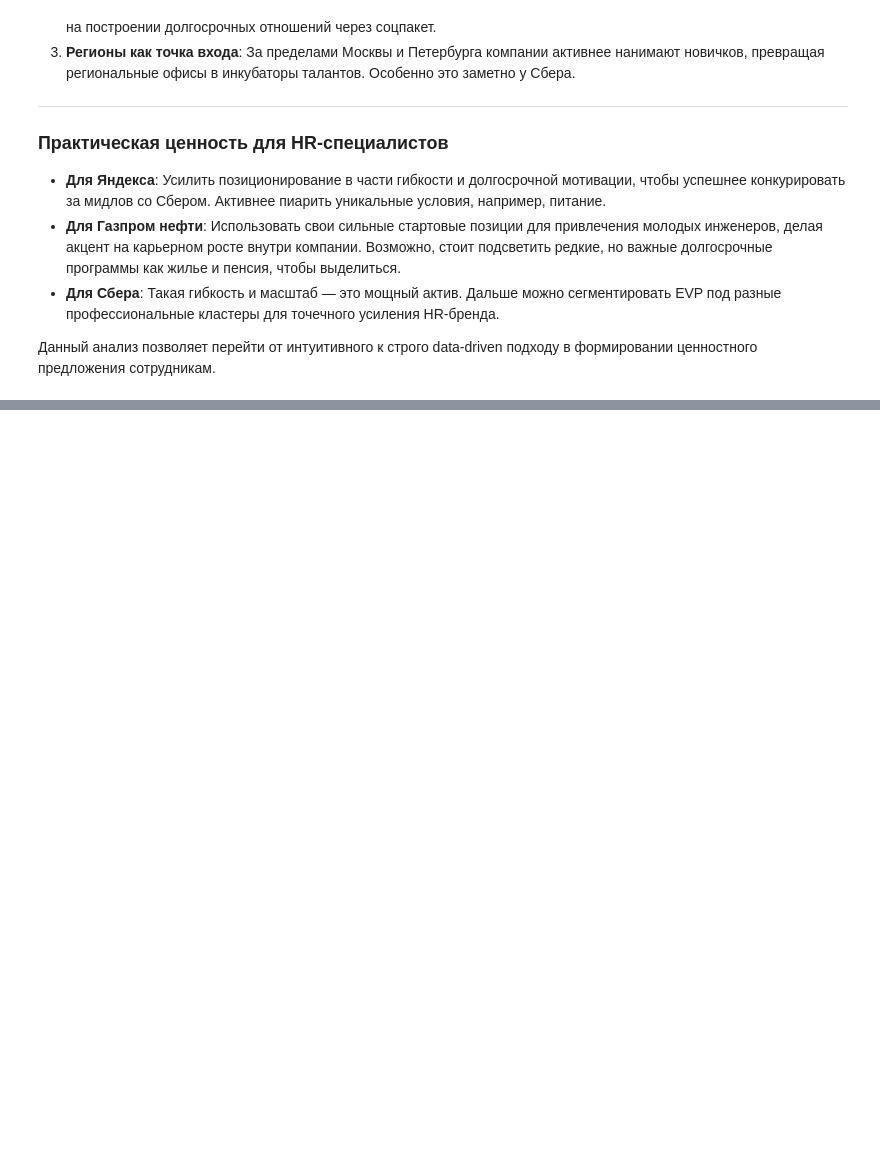
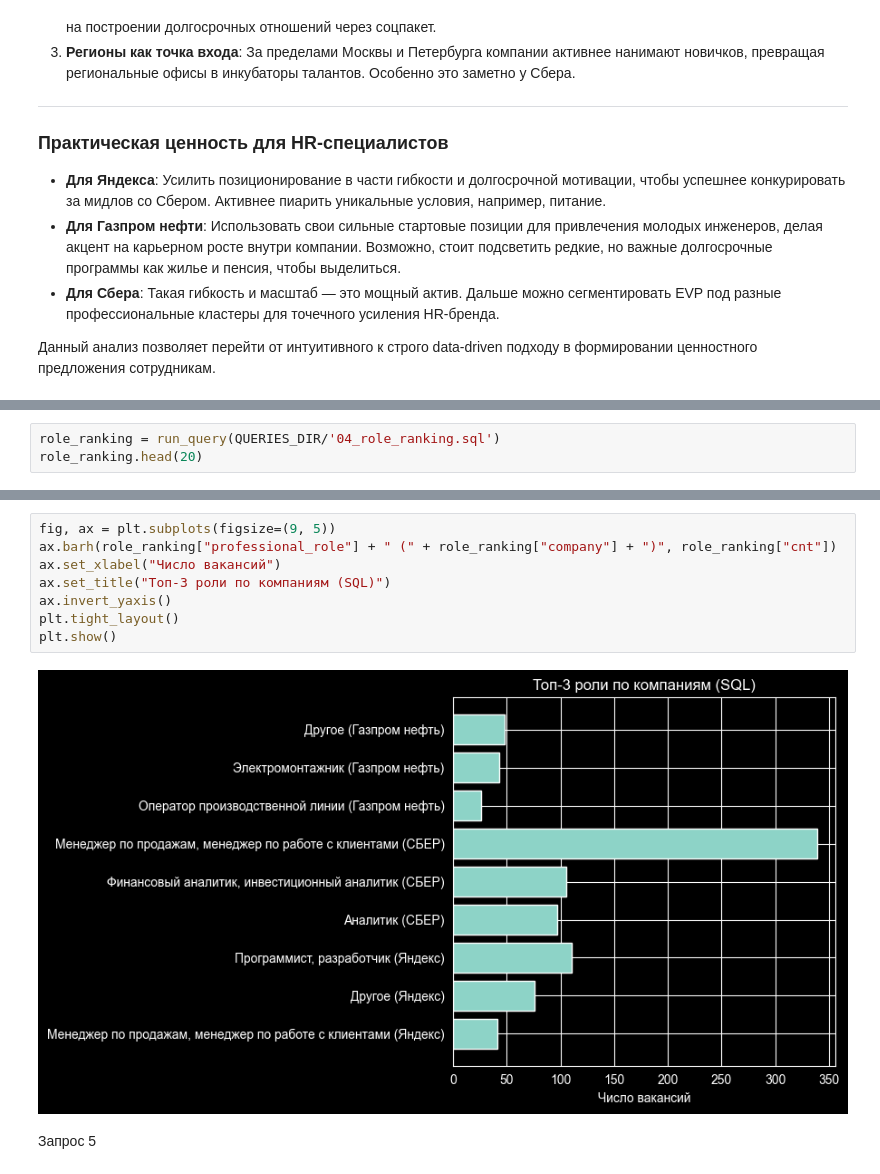
Before and after one commit to DDDDDE15/hh_benefits_analysis, a Jupyter notebook: notebooks/hr_brand.ipynb, the cells around one changed output, grey strips where cells are left out. Cells and saved outputs as stored; diff of their text form; blank space fills up the shorter version.

```diff
--- a/notebooks/hr_brand.ipynb
+++ b/notebooks/hr_brand.ipynb
@@ -346,0 +456,3 @@ IT-разработка: Выделяется самым высоким уров
+# %%
+role_ranking = run_query(QUERIES_DIR/'04_role_ranking.sql')
+role_ranking.head(20)
@@ -346,0 +470,12 @@ IT-разработка: Выделяется самым высоким уров
+# %%
+fig, ax = plt.subplots(figsize=(9, 5))
+ax.barh(role_ranking["professional_role"] + " (" + role_ranking["company"] + ")", role_ranking["cnt"])
+ax.set_xlabel("Число вакансий")
+ax.set_title("Топ-3 роли по компаниям (SQL)")
+ax.invert_yaxis()
+plt.tight_layout()
+plt.show()
+# %% [output]
+[figure, added]
+# %% [markdown]
+Запрос 5
```
Also changed, not shown: parts of 19 cells of this notebook.
